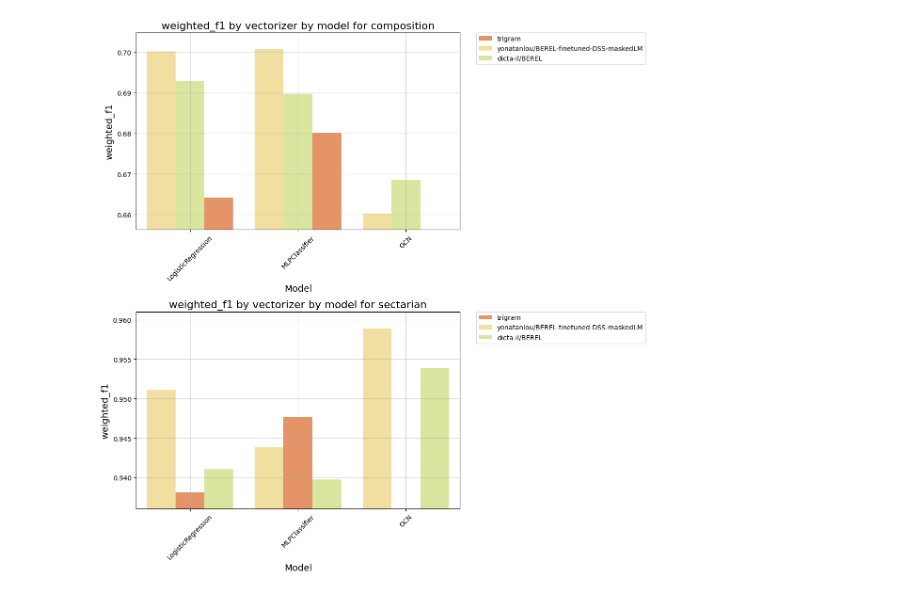
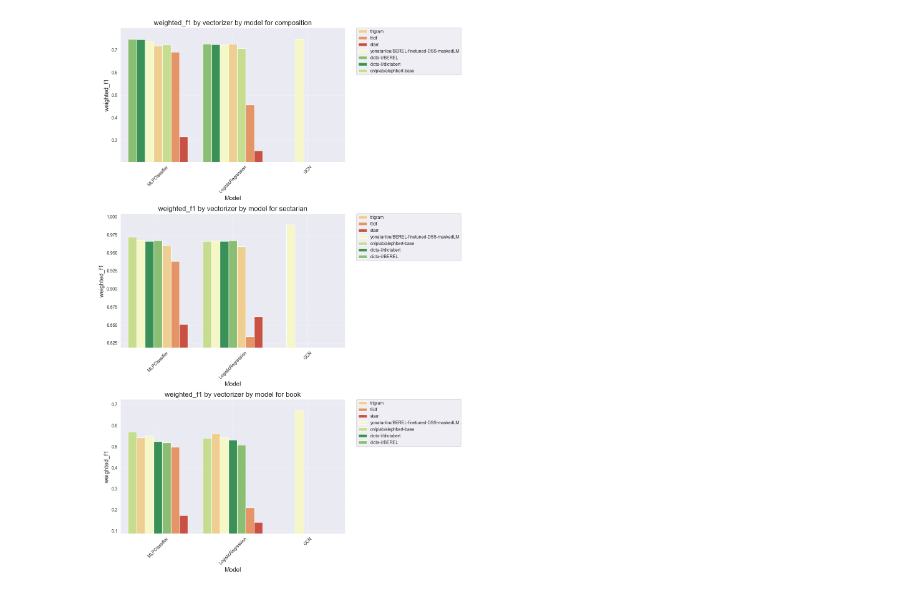
Before and after one commit to yonatanlou/QumranNLP, a Jupyter notebook: notebooks/4.1-gnn_analysis.ipynb, the cells around one changed output. Saved outputs shown, nothing was run; the diff lists cells and outputs as text; code cells hidden in the pictures.

```diff
--- a/notebooks/4.1-gnn_analysis.ipynb
+++ b/notebooks/4.1-gnn_analysis.ipynb
@@ -34,9 +25,11 @@ pd.read_csv(f'{BASELINE_DIR}/section_unsupervised.csv')
 # %%
-tasks = ["composition","section"]
-gnn_name_fomrat = "gcn_bert_ensemble_{}_100_words_3_adj_types.csv"
+tasks = ["composition", "section", "book"]
+gnn_name_fomrat = "gcn_init_{}_2_adj_types.csv"
 
-compare_list = {"book": [f"{BASELINE_DIR}/book_supervised.csv", f"{EXP_GNN_DIR}/{gnn_name_fomrat.format('book')}"],
-                "composition": [f"{BASELINE_DIR}/composition_supervised.csv", f"{EXP_GNN_DIR}/{gnn_name_fomrat.format('composition')}"],
-                "section": [f"{BASELINE_DIR}/section_supervised.csv", f"{EXP_GNN_DIR}/{gnn_name_fomrat.format('section')}"]}
+compare_list = {"book": [f"{BASELINE_DIR}/book_supervised.csv", f"{BASELINE_GNN_DIR}/{gnn_name_fomrat.format('book')}"],
+                "composition": [f"{BASELINE_DIR}/composition_supervised.csv",
+                                f"{BASELINE_GNN_DIR}/{gnn_name_fomrat.format('composition')}"],
+                "section": [f"{BASELINE_DIR}/section_supervised.csv",
+                            f"{BASELINE_GNN_DIR}/{gnn_name_fomrat.format('section')}"]}
 # %%
 
@@ -88,7 +78,7 @@ all_results
 # %%
 for task in all_results['task'].unique():
-    tmp = all_results[all_results['task']==task].sort_values(by="test_acc", ascending=False).head(20)
-    tmp.to_csv(f"{BASE_DIR}/reports/tables/{task}_classification_top_20.csv", index=False)
+    tmp = all_results[all_results['task'] == task].sort_values(by="test_acc", ascending=False).head(20)
+    # tmp.to_csv(f"{BASE_DIR}/reports/tables/{task}_classification_top_20.csv", index=False)
 # %%
 
 def get_group_by_vectorizer(i):
@@ -140,10 +132,12 @@ base_color_by_group = {
 import seaborn as sns
 import matplotlib.pyplot as plt
 
-def generate_bar_plot(all_results, x_col, y_col, hue_col,vectorizer_type_col, color_map, filename,which_hue_cols=False):
 
+def generate_bar_plot(all_results, x_col, y_col, hue_col, vectorizer_type_col, color_map, filename,
+                      which_hue_cols=False):
     # Create a figure and a set of subplots
-    fig, axes = plt.subplots(nrows=len(all_results['task'].unique()), ncols=1, figsize=(12, 6 * len(all_results['task'].unique())), sharey=False)
+    fig, axes = plt.subplots(nrows=len(all_results['task'].unique()), ncols=1,
+                             figsize=(12, 6 * len(all_results['task'].unique())), sharey=False)
     all_results['task'] = all_results['task'].replace("section", "sectarian")
     for i, task in enumerate(all_results['task'].unique()):
         # Filter data for the current task
@@ -171,7 +165,8 @@ def generate_bar_plot(all_results, x_col, y_col, hue_col,vectorizer_type_col, co
 
         # Create a dataframe for sorting
         legend_df = pd.DataFrame({'label': labels, 'handle': handles})
-        legend_df = legend_df.merge(all_results[[hue_col, vectorizer_type_col]].drop_duplicates(), left_on='label', right_on=hue_col)
+        legend_df = legend_df.merge(all_results[[hue_col, vectorizer_type_col]].drop_duplicates(), left_on='label',
+                                    right_on=hue_col)
         legend_df = legend_df.sort_values(by=vectorizer_type_col)
 
         # Extract sorted handles and labels
@@ -187,9 +201,11 @@ def generate_bar_plot(all_results, x_col, y_col, hue_col,vectorizer_type_col, co
 # %%
 
-color_map = generate_color_map(all_results, "vectorizer","vectorizer_type","RdYlGn", None)
+color_map = generate_color_map(all_results, "vectorizer", "vectorizer_type", "RdYlGn", None)
 # file_name = f"{BASE_DIR}/reports/plots/comparison/classification_comparison_composition_sectarian.png"
 file_name = None
-hue_cols = list(all_results[all_results["model"]=="GCN"]["vectorizer"].unique())+["trigram"]
-plot_obj = generate_bar_plot(all_results[all_results['task']!="book"], "model","weighted_f1", "vectorizer","vectorizer_type", color_map, filename=file_name, which_hue_cols=hue_cols)
+# hue_cols = list(all_results[all_results["model"]=="GCN"]["vectorizer"].unique())+["trigram"]
+hue_cols = all_results["vectorizer"].unique()
+plot_obj = generate_bar_plot(all_results, "model", "weighted_f1", "vectorizer", "vectorizer_type", color_map,
+                             filename=file_name, which_hue_cols=hue_cols)
 # %% [output]
-[figure, old version]
+[figure, new version]
```
Also changed, not shown: parts of 17 cells of this notebook, 1 other file.
